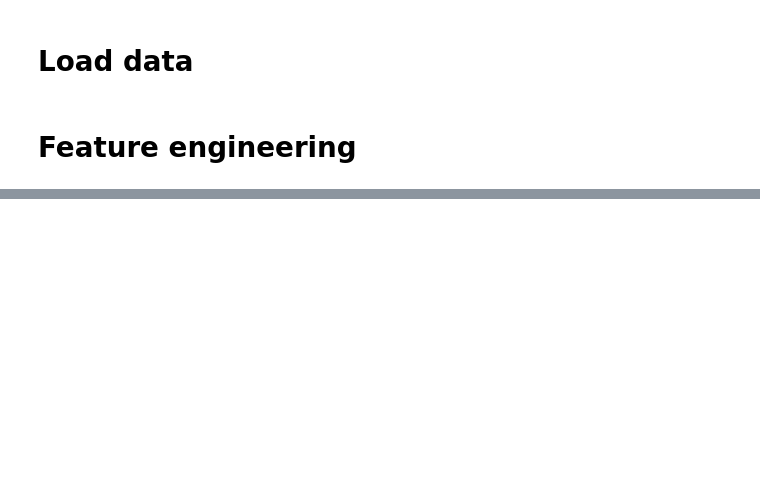
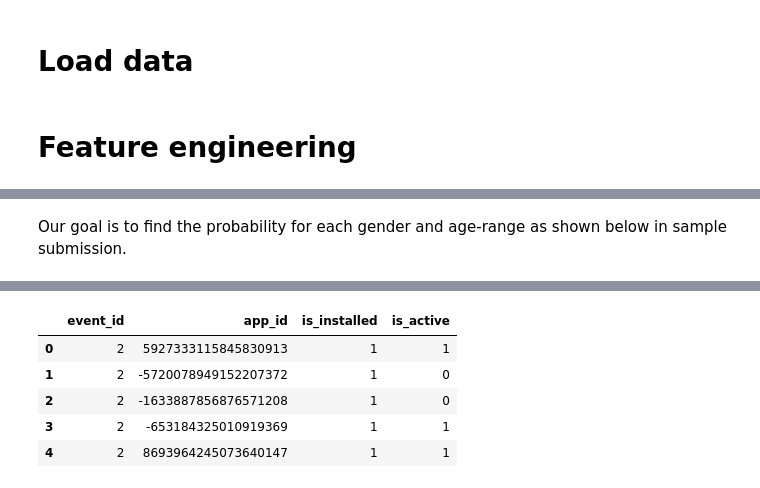
Before and after one commit to patrykjarzyna/Talking-Data, a Jupyter notebook: TalkingData.ipynb, the cells around one changed output, grey strips where cells are left out. Drawn from its saved outputs; the diff is of its cells as text; code cells hidden in the pictures; blank space fills up the shorter version.

```diff
--- a/TalkingData.ipynb
+++ b/TalkingData.ipynb
@@ -20,3 +34,5 @@ phone_brand_device_model = pd.read_csv(path + "phone_brand_device_model.csv")
+# %% [markdown]
+Our goal is to find the probability for each gender and age-range as shown below in sample submission.
 # %%
 sample_submission.head(5)
 # %% [output]
@@ -26,3 +42,12 @@ sample_submission.head(5)
 | 2 | 7374582448058474277 | 0.0833 | 0.0833 | 0.0833 | 0.0833 | 0.0833 | 0.0833 | 0.0833 | 0.0833 | 0.0833 | 0.0833 | ... |
 | 3 | -6220210354783429585 | 0.0833 | 0.0833 | 0.0833 | 0.0833 | 0.0833 | 0.0833 | 0.0833 | 0.0833 | 0.0833 | 0.0833 | ... |
 | 4 | -5893464122623104785 | 0.0833 | 0.0833 | 0.0833 | 0.0833 | 0.0833 | 0.0833 | 0.0833 | 0.0833 | 0.0833 | 0.0833 | ... |
+# %%
+app_events.head(5)
+# %% [output]
+|  | event_id | app_id | is_installed | is_active |
+| 0 | 2 | 5927333115845830913 | 1 | 1 |
+| 1 | 2 | -5720078949152207372 | 1 | 0 |
+| 2 | 2 | -1633887856876571208 | 1 | 0 |
+| 3 | 2 | -653184325010919369 | 1 | 1 |
+| 4 | 2 | 8693964245073640147 | 1 | 1 |
```
Also changed, not shown: parts of 10 cells of this notebook.
